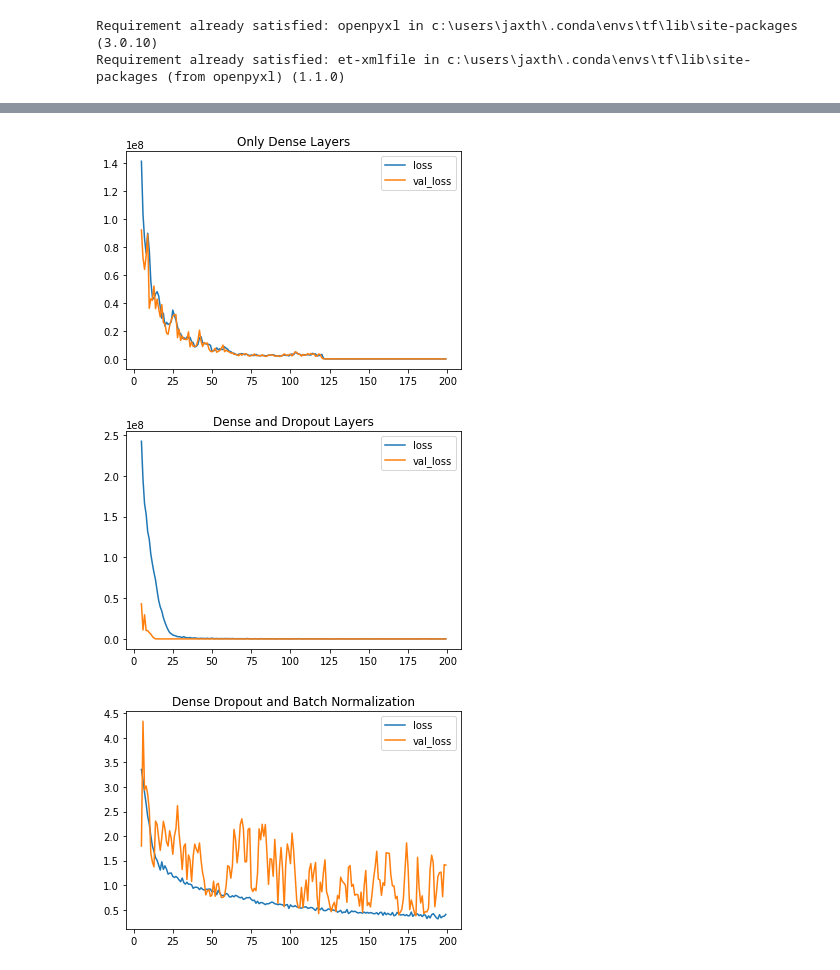
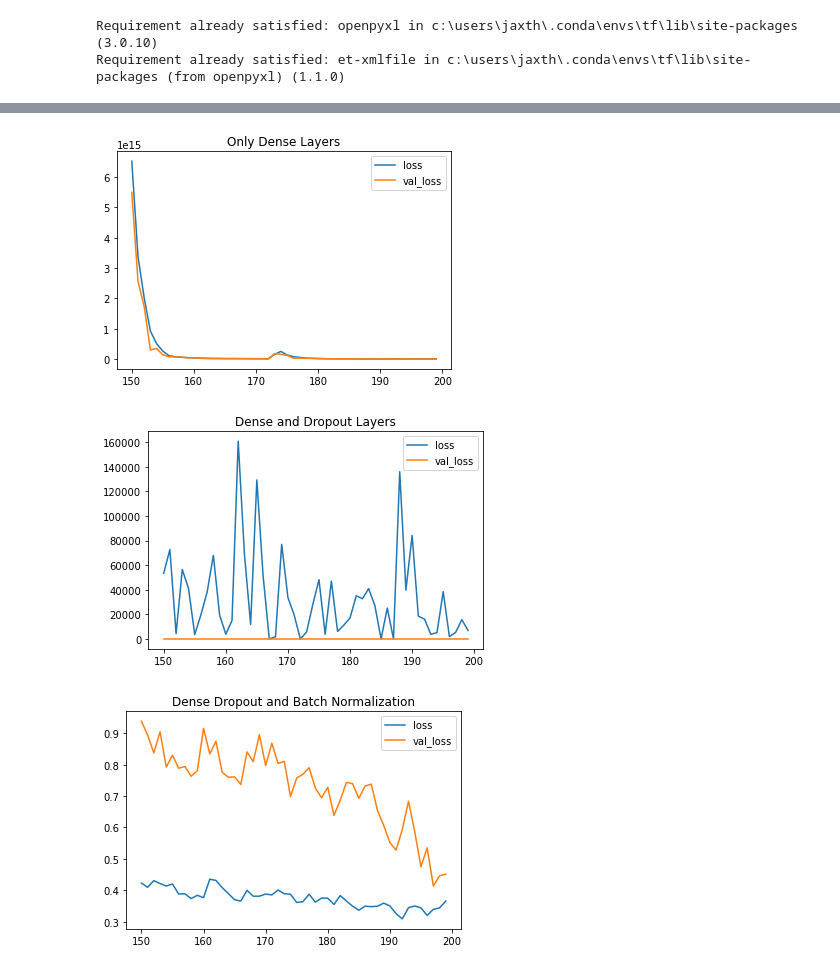
Before and after one commit to KarimAlaaElDine/Dates_Classification_NN, a Jupyter notebook: Dates_NN.ipynb, the cells around one changed output, grey strips where cells are left out. Cells and saved outputs as stored; diff of their text form; code cells hidden in the pictures.

```diff
--- a/Dates_NN.ipynb
+++ b/Dates_NN.ipynb
@@ -58,7 +58,7 @@ model = keras.Sequential([
 
 model.compile(
     optimizer='adam',
-    loss='mae'
+    loss='mse'
 )
 # %%
 history = model.fit(
@@ -140,14 +140,14 @@ model = keras.Sequential([
     layers.BatchNormalization(),
     layers.Dense(units=512, activation='relu', input_shape=input_shape),
     layers.Dropout(rate=0.3),
-    layers.BatchNormalization(),
+    #layers.BatchNormalization(),
     layers.Dense(units=512, activation='relu'),
     layers.Dropout(rate=0.3),
-    layers.BatchNormalization(),
+    #layers.BatchNormalization(),
     layers.Dense(units=512, activation='relu'),
     layers.Dropout(rate=0.3),
-    layers.BatchNormalization(),
-    layers.Dense(units=1),
+    #layers.BatchNormalization(),
+    layers.Dense(units=3),
 ])
 
 model.compile(
@@ -182,13 +182,13 @@ Epoch 200/200
 # %%
 history_DDB = pd.DataFrame(history.history)
 # %%
-history_dense.loc[5:, ['loss','val_loss']].plot(title="Only Dense Layers");
-history_DD.loc[5:, ['loss','val_loss']].plot(title="Dense and Dropout Layers");
-history_DDB.loc[5:, ['loss','val_loss']].plot(title="Dense Dropout and Batch Normalization");
+history_dense.loc[150:, ['loss','val_loss']].plot(title="Only Dense Layers");
+history_DD.loc[150:, ['loss','val_loss']].plot(title="Dense and Dropout Layers");
+history_DDB.loc[150:, ['loss','val_loss']].plot(title="Dense Dropout and Batch Normalization");
 # %% [output]
-[figure, old version]
+[figure, new version]
-[figure, old version]
+[figure, new version]
-[figure, old version]
+[figure, new version]
 # %%
 from tensorflow.keras import callbacks
 
```
Also changed, not shown: parts of 5 cells of this notebook.
